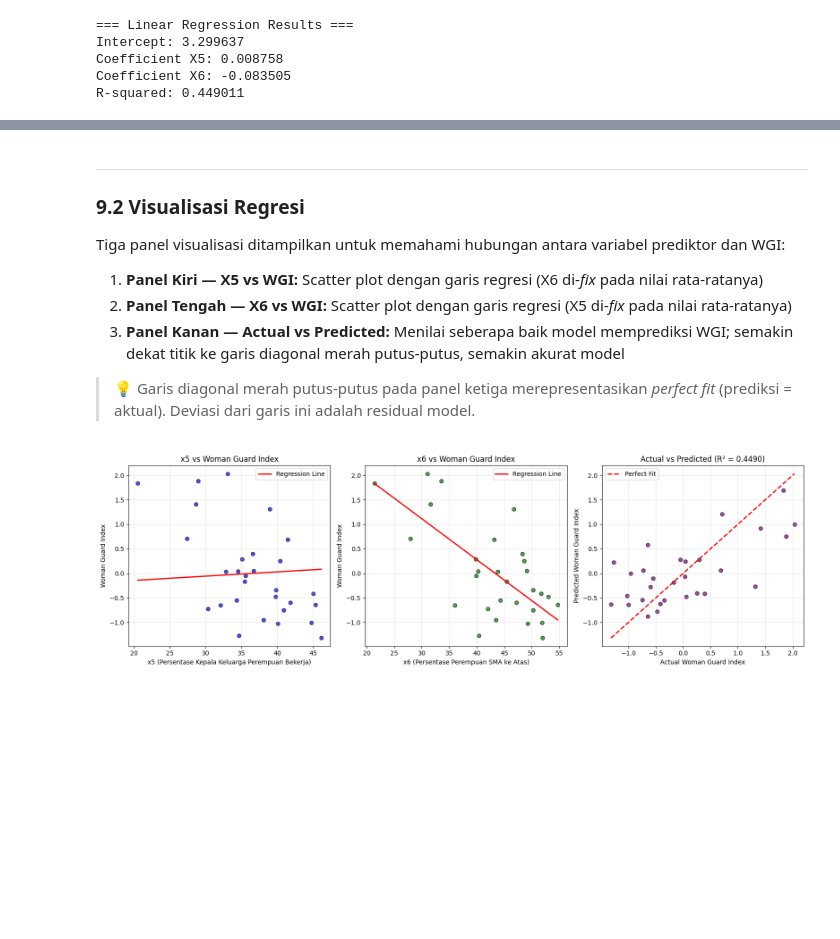
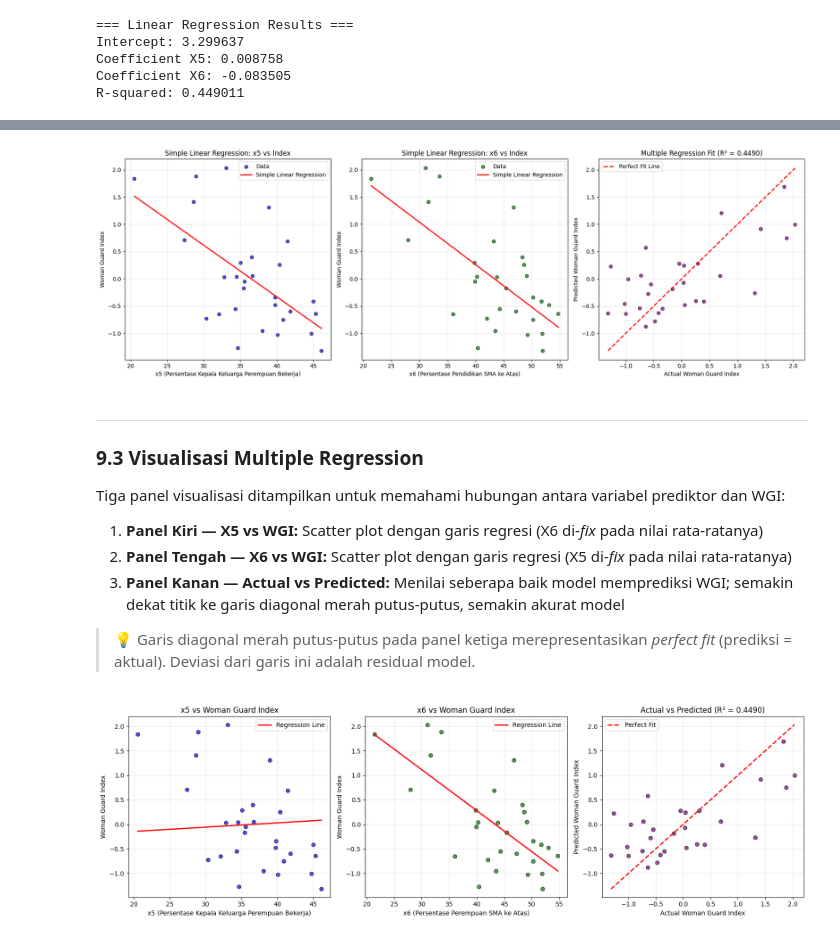
Before and after one commit to difta11/womanguard-index-surabaya, a Jupyter notebook: WomanGuard.ipynb, the cells around one changed output, grey strips where cells are left out. Saved outputs shown, nothing was run; the diff lists cells and outputs as text; code cells hidden in the pictures; blank space fills up the shorter version.

Commit message:
Perbaikan Regresi

```diff
--- a/WomanGuard.ipynb
+++ b/WomanGuard.ipynb
@@ -903,7 +913,73 @@ R-squared: 0.449011
+# %%
+
+fig, axes = plt.subplots(1, 3, figsize=(18, 6))
+
+
+# PLOT 1: SIMPLE REGRESSION x5
+reg_x5 = LinearRegression()
+reg_x5.fit(df[['x5']], Y)
+
+axes[0].scatter(df['x5'], Y, color='blue', alpha=0.7, edgecolors='black', label='Data')
+
+x5_line = np.linspace(df['x5'].min(), df['x5'].max(), 100).reshape(-1, 1)
+y_simple_x5 = reg_x5.predict(x5_line)
+
+axes[0].plot(x5_line, y_simple_x5, color='red', linewidth=2,
+             label='Simple Linear Regression')
+
+axes[0].set_xlabel('x5 (Persentase Kepala Keluarga Perempuan Bekerja)')
+axes[0].set_ylabel('Woman Guard Index')
+axes[0].set_title('Simple Linear Regression: x5 vs Woman Guard Index')
+axes[0].legend()
+axes[0].grid(True, alpha=0.3)
+
+
+# PLOT 2: SIMPLE REGRESSION x6
+reg_x6 = LinearRegression()
+reg_x6.fit(df[['x6']], Y)
+
+axes[1].scatter(df['x6'], Y, color='green', alpha=0.7, edgecolors='black', label='Data')
+
+x6_line = np.linspace(df['x6'].min(), df['x6'].max(), 100).reshape(-1, 1)
+y_simple_x6 = reg_x6.predict(x6_line)
+
+axes[1].plot(x6_line, y_simple_x6, color='red', linewidth=2,
+             label='Simple Linear Regression')
+
+axes[1].set_xlabel('x6 (Persentase Pendidikan SMA ke Atas)')
+axes[1].set_ylabel('Woman Guard Index')
+axes[1].set_title('Simple Linear Regression: x6 vs Woman Guard Index')
+axes[1].legend()
+axes[1].grid(True, alpha=0.3)
+
+
+# PLOT 3: ACTUAL vs PREDICTED (MULTIPLE REGRESSION)
+Y_pred = reg.predict(X_pred)
+
+axes[2].scatter(Y, Y_pred, color='purple', alpha=0.7, edgecolors='black')
+
+min_val = min(Y.min(), Y_pred.min())
+max_val = max(Y.max(), Y_pred.max())
+
+axes[2].plot([min_val, max_val], [min_val, max_val],
+             'r--', linewidth=2, label='Perfect Fit Line')
+
+axes[2].set_xlabel('Actual Woman Guard Index')
+axes[2].set_ylabel('Predicted Woman Guard Index')
+axes[2].set_title(f'Multiple Regression Fit (R² = {reg.score(X_pred, Y):.4f})')
+axes[2].legend()
+axes[2].grid(True, alpha=0.3)
+
+
+plt.tight_layout()
+plt.savefig("D:/KULIAH/Project/womanguard-index-surabaya/Plot/Simple_Regression_Visualization.png", dpi=300)
+plt.show()
+# %% [output]
+[figure, added]
 # %% [markdown]
 ---
 
-### 9.2 Visualisasi Regresi
+### 9.3 Visualisasi Multiple Regression
 
 Tiga panel visualisasi ditampilkan untuk memahami hubungan antara variabel prediktor dan WGI:
 
```
Also changed, not shown: parts of 5 cells of this notebook, 4 other files.
